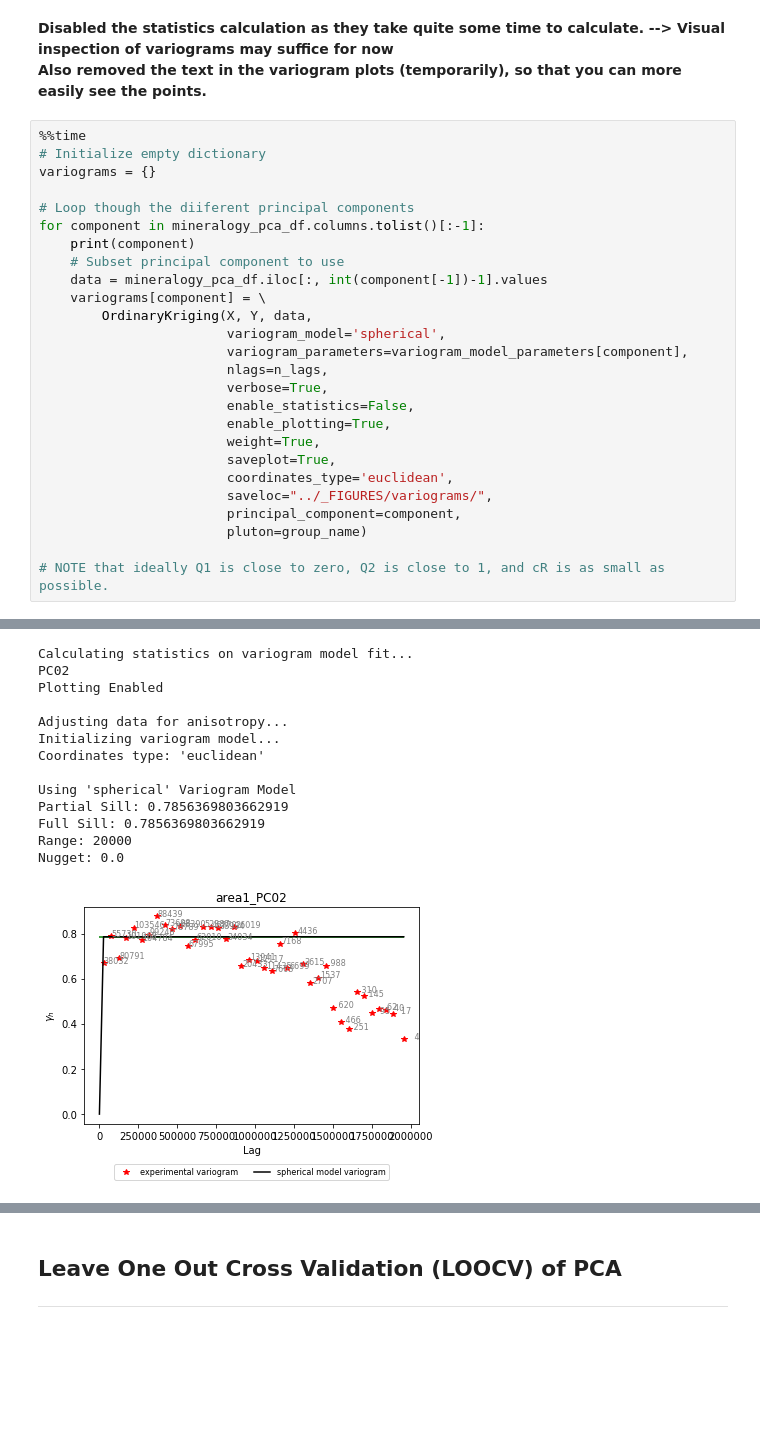
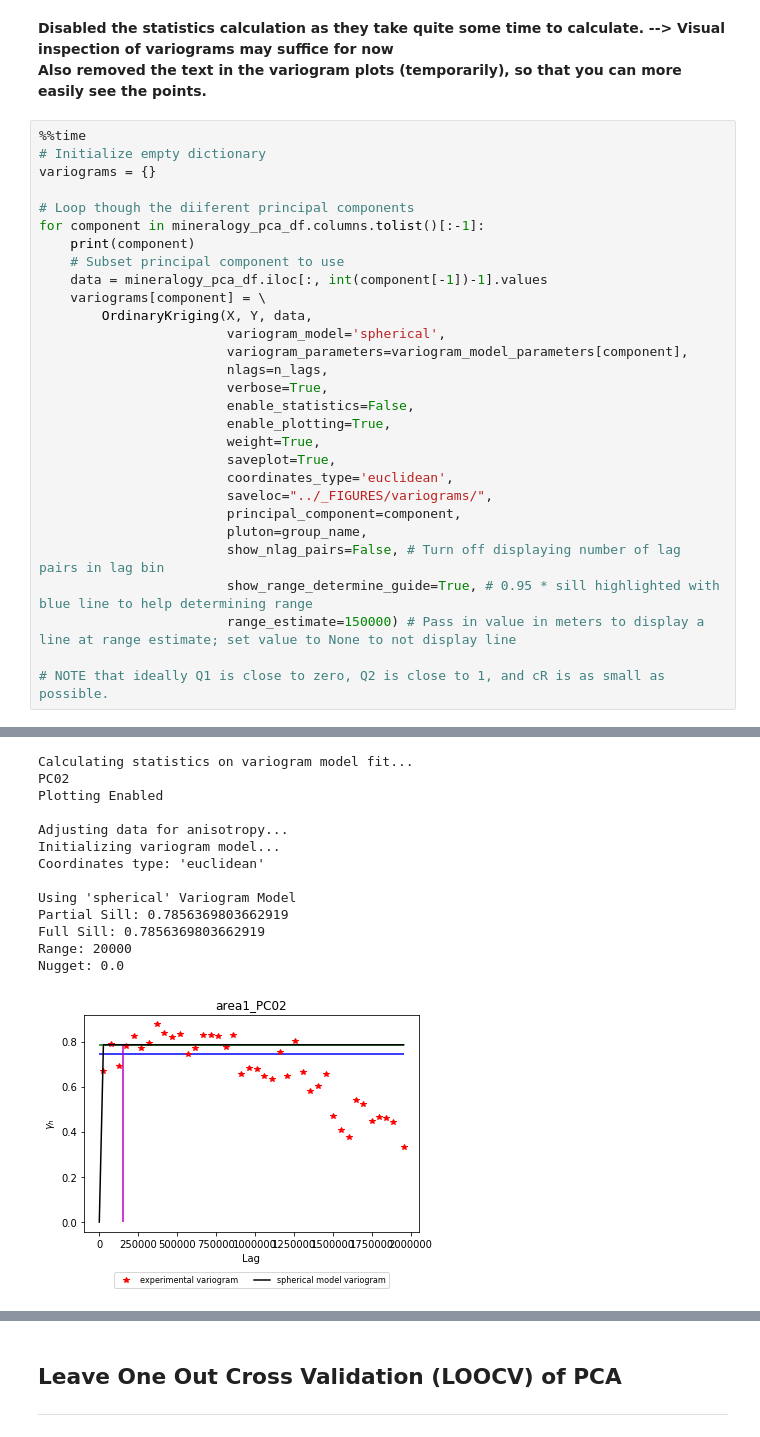
Before and after one commit to Complexio/Vistelius_1995_OCR, a Jupyter notebook: _ANALYSIS/2_Interpolation.ipynb, the cells around one changed output, grey strips where cells are left out. Drawn from its saved outputs; the diff is of its cells as text; blank space fills up the shorter version.

```diff
--- a/_ANALYSIS/2_Interpolation.ipynb
+++ b/_ANALYSIS/2_Interpolation.ipynb
@@ -535,7 +542,10 @@ for component in mineralogy_pca_df.columns.tolist()[:-1]:
                         coordinates_type='euclidean',
                         saveloc="../_FIGURES/variograms/",
                         principal_component=component,
-                        pluton=group_name)
+                        pluton=group_name,
+                        show_nlag_pairs=False, # Turn off displaying number of lag pairs in lag bin
+                        show_range_determine_guide=True, # 0.95 * sill highlighted with blue line to help determining range
+                        range_estimate=150000) # Pass in value in meters to display a line at range estimate; set value to None to not display line
 
 # NOTE that ideally Q1 is close to zero, Q2 is close to 1, and cR is as small as possible.
 # %% [output]
@@ -555,17 +565,17 @@ Nugget: 0.0
 Calculating statistics on variogram model fit...
 PC02
 Plotting Enabled
 
 Adjusting data for anisotropy...
 Initializing variogram model...
 Coordinates type: 'euclidean'
 
 Using 'spherical' Variogram Model
 Partial Sill: 0.7856369803662919
 Full Sill: 0.7856369803662919
 Range: 20000
 Nugget: 0.0
-[figure, old version]
+[figure, new version]
 Calculating statistics on variogram model fit...
 PC03
 Plotting Enabled
```
Also changed, not shown: parts of 8 cells of this notebook, 13 other files.
